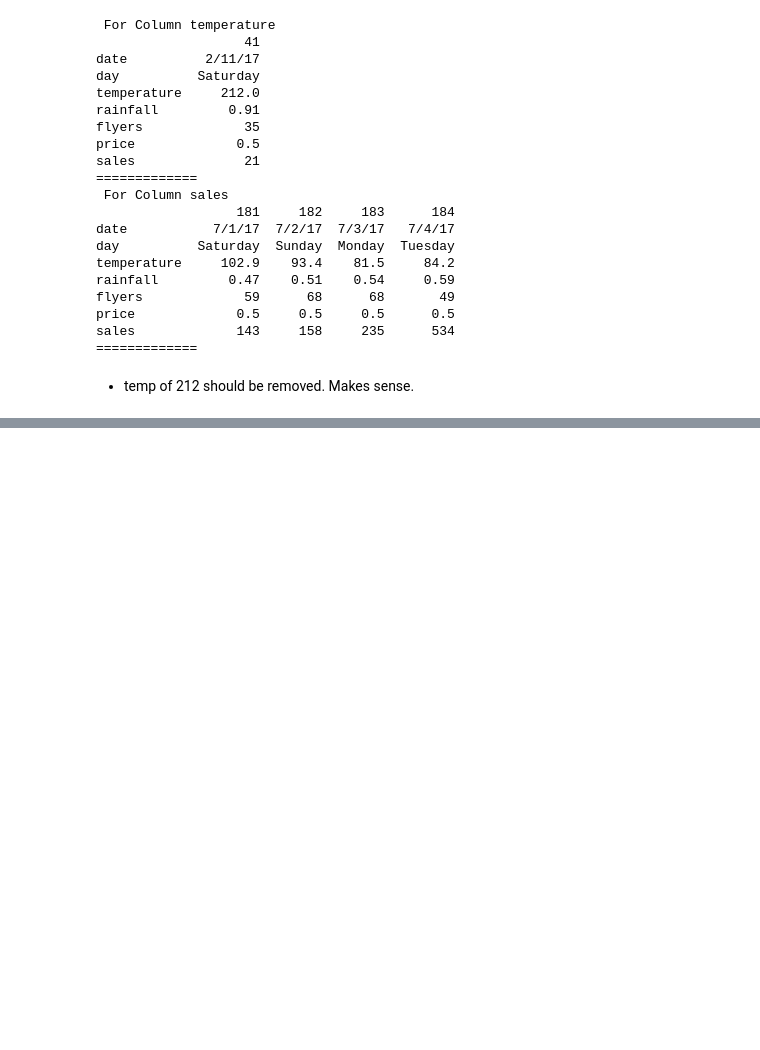
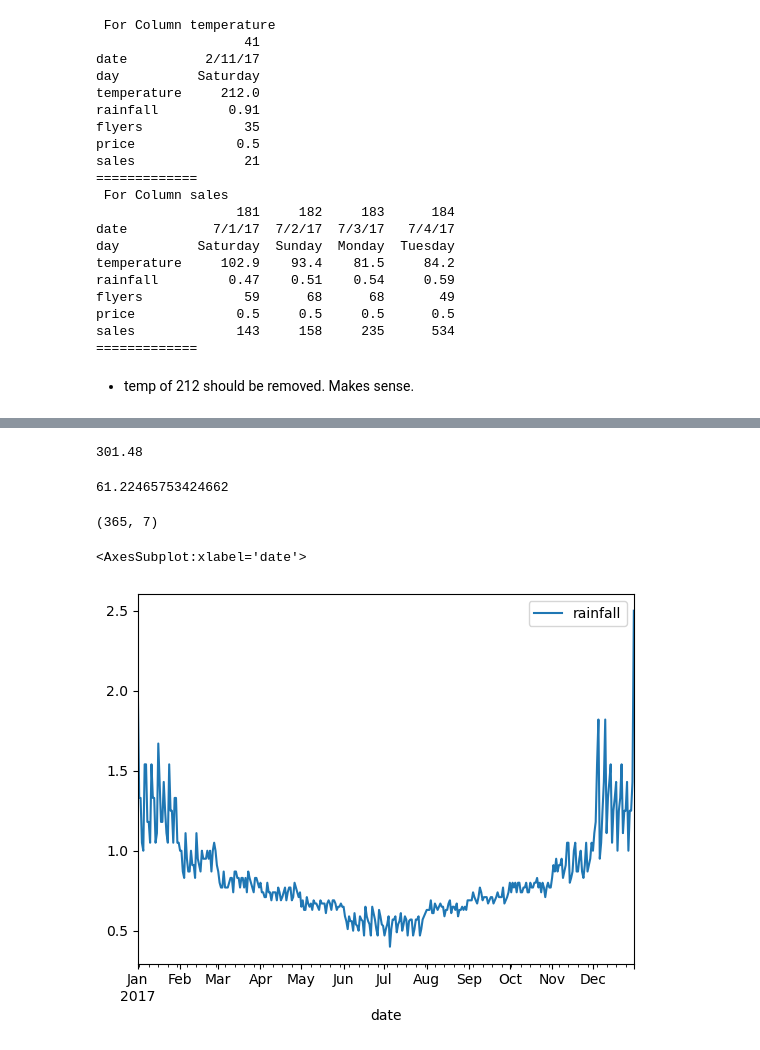
Before and after one commit to corey-baughman/015_anomaly_detection_exercises, a Jupyter notebook: 0503_continuous_probabilistic_methods.ipynb, the cells around one changed output, grey strips where cells are left out. Cells and saved outputs as stored; diff of their text form; code cells hidden in the pictures; blank space fills up the shorter version.

```diff
--- a/0503_continuous_probabilistic_methods.ipynb
+++ b/0503_continuous_probabilistic_methods.ipynb
@@ -332,0 +343,21 @@ sales             143     158     235      534
+# %%
+df.rainfall.sum()
+# %% [output]
+301.48
+# %%
+df.temperature.mean()
+# %% [output]
+61.22465753424662
+# %%
+df.shape
+# %% [output]
+(365, 7)
+# %%
+df.date = pd.to_datetime(df['date'])
+# %%
+df = df.set_index('date').reset_index()
+# %%
+df.plot(y='rainfall', x='date')
+# %% [output]
+<AxesSubplot:xlabel='date'>
+[figure, added]
```
Also changed, not shown: parts of 3 cells of this notebook, 4 other files.
